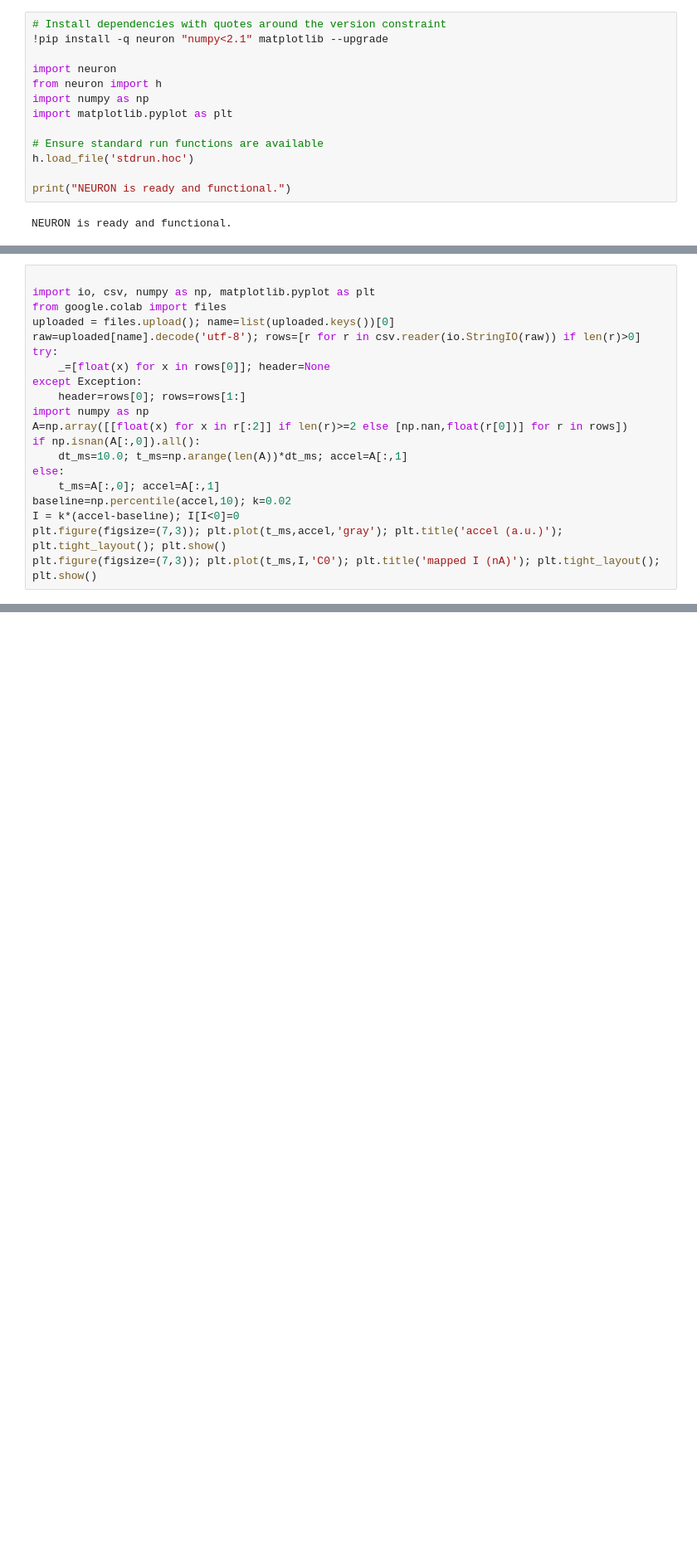
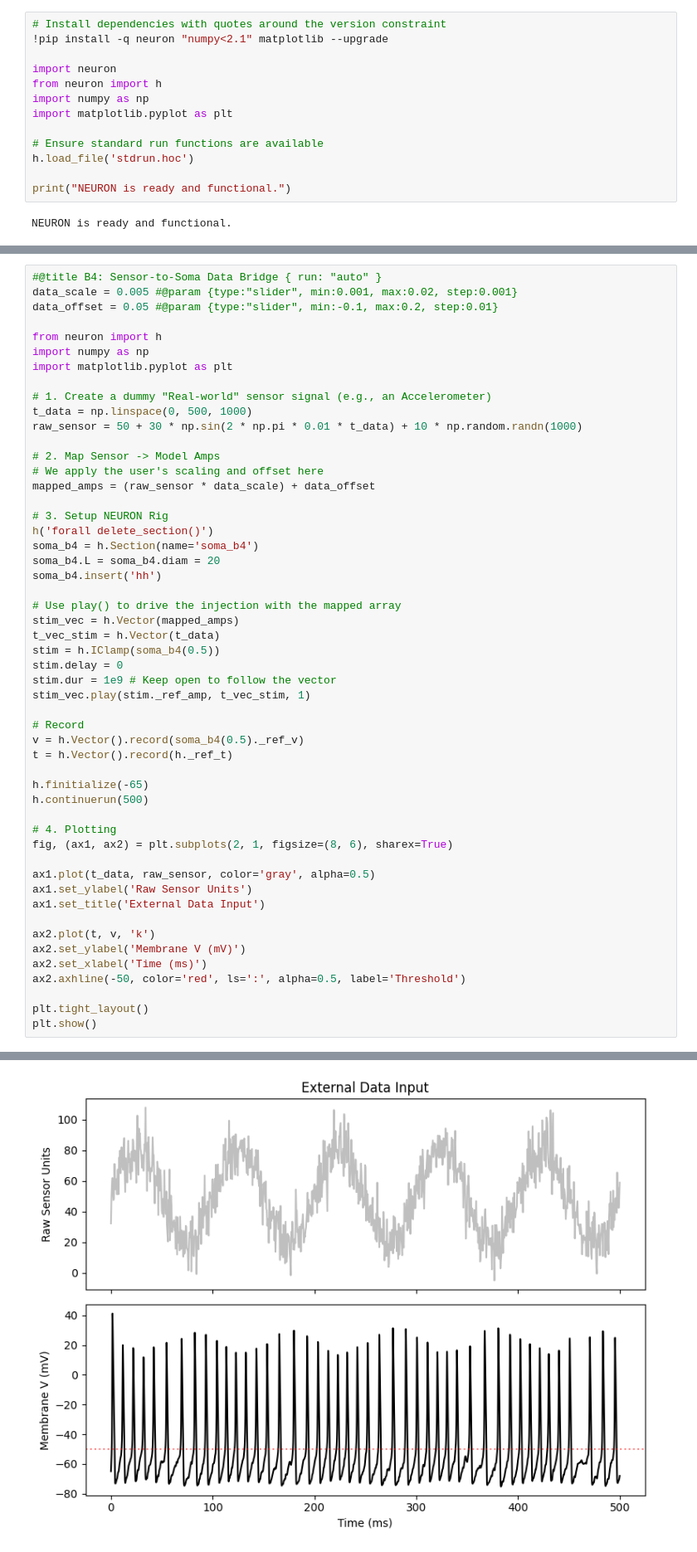
Before and after one commit to cyneuro/Chapter_Colabs, a Jupyter notebook: Colab_B.ipynb, the cells around one changed output, grey strips where cells are left out. Shown at 83% size. Cells and saved outputs as stored; diff of their text form; blank space fills up the shorter version.

```diff
--- a/Colab_B.ipynb
+++ b/Colab_B.ipynb
@@ -211,21 +211,53 @@ In the Appendix, you manually set current pulses. Here, we use real-world sensor
 # %%
+#@title B4: Sensor-to-Soma Data Bridge { run: "auto" }
+data_scale = 0.005 #@param {type:"slider", min:0.001, max:0.02, step:0.001}
+data_offset = 0.05 #@param {type:"slider", min:-0.1, max:0.2, step:0.01}
 
-import io, csv, numpy as np, matplotlib.pyplot as plt
-from google.colab import files
-uploaded = files.upload(); name=list(uploaded.keys())[0]
-raw=uploaded[name].decode('utf-8'); rows=[r for r in csv.reader(io.StringIO(raw)) if len(r)>0]
-try:
-    _=[float(x) for x in rows[0]]; header=None
-except Exception:
-    header=rows[0]; rows=rows[1:]
+from neuron import h
 import numpy as np
-A=np.array([[float(x) for x in r[:2]] if len(r)>=2 else [np.nan,float(r[0])] for r in rows])
-if np.isnan(A[:,0]).all():
-    dt_ms=10.0; t_ms=np.arange(len(A))*dt_ms; accel=A[:,1]
-else:
-    t_ms=A[:,0]; accel=A[:,1]
-baseline=np.percentile(accel,10); k=0.02
-I = k*(accel-baseline); I[I<0]=0
-plt.figure(figsize=(7,3)); plt.plot(t_ms,accel,'gray'); plt.title('accel (a.u.)'); plt.tight_layout(); plt.show()
-plt.figure(figsize=(7,3)); plt.plot(t_ms,I,'C0'); plt.title('mapped I (nA)'); plt.tight_layout(); plt.show()
+import matplotlib.pyplot as plt
+
+# 1. Create a dummy "Real-world" sensor signal (e.g., an Accelerometer)
+t_data = np.linspace(0, 500, 1000)
+raw_sensor = 50 + 30 * np.sin(2 * np.pi * 0.01 * t_data) + 10 * np.random.randn(1000)
+
+# 2. Map Sensor -> Model Amps
+# We apply the user's scaling and offset here
+mapped_amps = (raw_sensor * data_scale) + data_offset
+
+# 3. Setup NEURON Rig
+h('forall delete_section()')
+soma_b4 = h.Section(name='soma_b4')
+soma_b4.L = soma_b4.diam = 20
+soma_b4.insert('hh')
+
+# Use play() to drive the injection with the mapped array
+stim_vec = h.Vector(mapped_amps)
+t_vec_stim = h.Vector(t_data)
+stim = h.IClamp(soma_b4(0.5))
+stim.delay = 0
+stim.dur = 1e9 # Keep open to follow the vector
+stim_vec.play(stim._ref_amp, t_vec_stim, 1)
+
+# Record
+v = h.Vector().record(soma_b4(0.5)._ref_v)
+t = h.Vector().record(h._ref_t)
+
+h.finitialize(-65)
+h.continuerun(500)
+
+# 4. Plotting
+fig, (ax1, ax2) = plt.subplots(2, 1, figsize=(8, 6), sharex=True)
+
+ax1.plot(t_data, raw_sensor, color='gray', alpha=0.5)
+ax1.set_ylabel('Raw Sensor Units')
+ax1.set_title('External Data Input')
+
+ax2.plot(t, v, 'k')
+ax2.set_ylabel('Membrane V (mV)')
+ax2.set_xlabel('Time (ms)')
+ax2.axhline(-50, color='red', ls=':', alpha=0.5, label='Threshold')
+
+plt.tight_layout()
+plt.show()
 # %% [output]
@@ -234,3 +264,4 @@ KeyboardInterrupt:
+[figure, added]
 # %% [markdown]
 ## B-Appendix: Electrophysiology Basics
 
```
Also changed, not shown: parts of 24 cells of this notebook.
